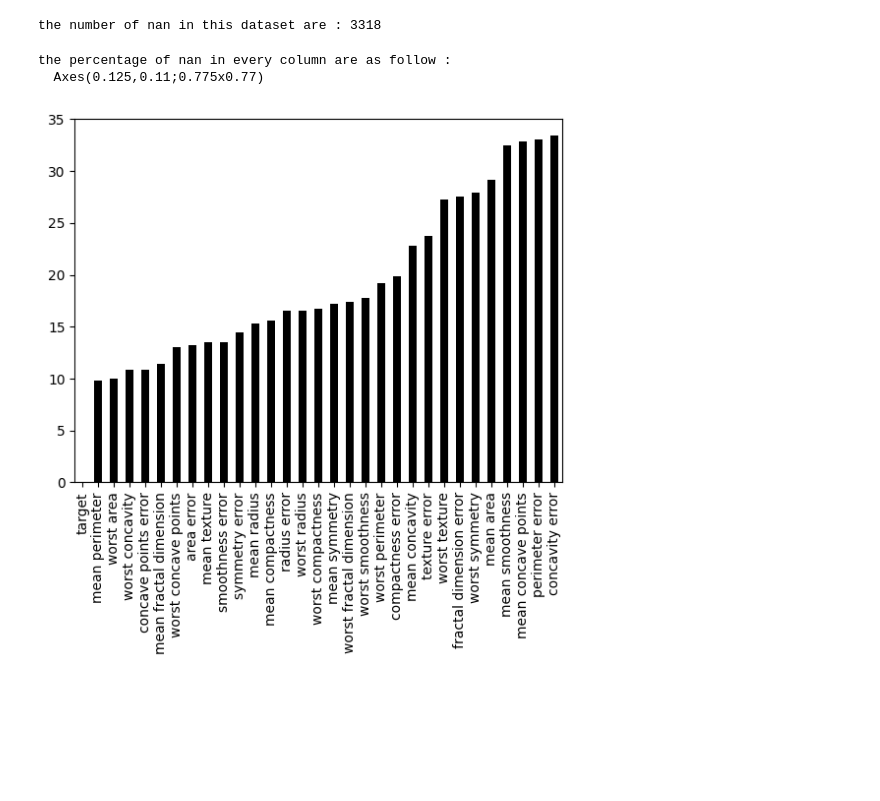
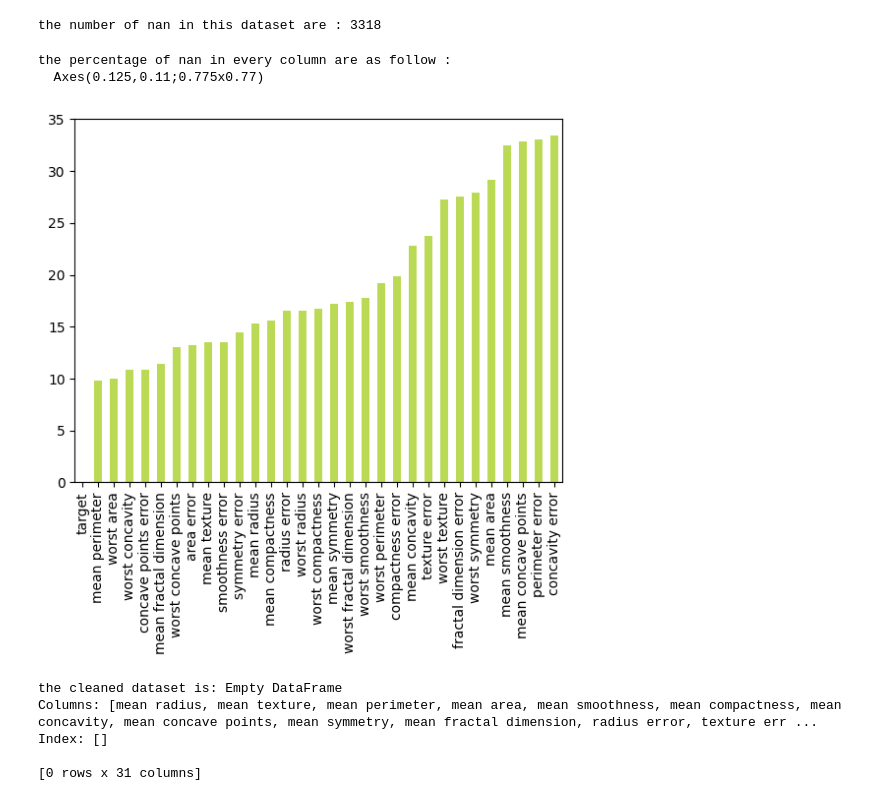
Before and after one commit to Ambar-07/AI-ML-LAB, a Jupyter notebook: EDA/main.ipynb, the cells around one changed output. Drawn from its saved outputs; the diff is of its cells as text; code cells hidden in the pictures; blank space fills up the shorter version.

```diff
--- a/EDA/main.ipynb
+++ b/EDA/main.ipynb
@@ -125,9 +125,18 @@ print("the number of nan in this dataset are :" , null)
 the number of nan in this dataset are : 3318
 # %%
 percentage=df.isna().mean()*100
-percentage_sort= percentage.sort_values().plot(kind='bar', color='black')
+percentage_sort= percentage.sort_values().plot(kind='bar', color= '#BADA55') #Chuck norris colour
 print("the percentage of nan in every column are as follow :\n " , percentage_sort)
 # %% [output]
 the percentage of nan in every column are as follow :
   Axes(0.125,0.11;0.775x0.77)
-[figure, old version]
+[figure, new version]
+# %%
+clean=df.dropna()
+print('the cleaned dataset is:',clean)
+# %% [output]
+the cleaned dataset is: Empty DataFrame
+Columns: [mean radius, mean texture, mean perimeter, mean area, mean smoothness, mean compactness, mean concavity, mean concave points, mean symmetry, mean fractal dimension, radius error, texture err ...
+Index: []
+
+[0 rows x 31 columns]
```
Also changed, not shown: parts of 1 cell of this notebook.
